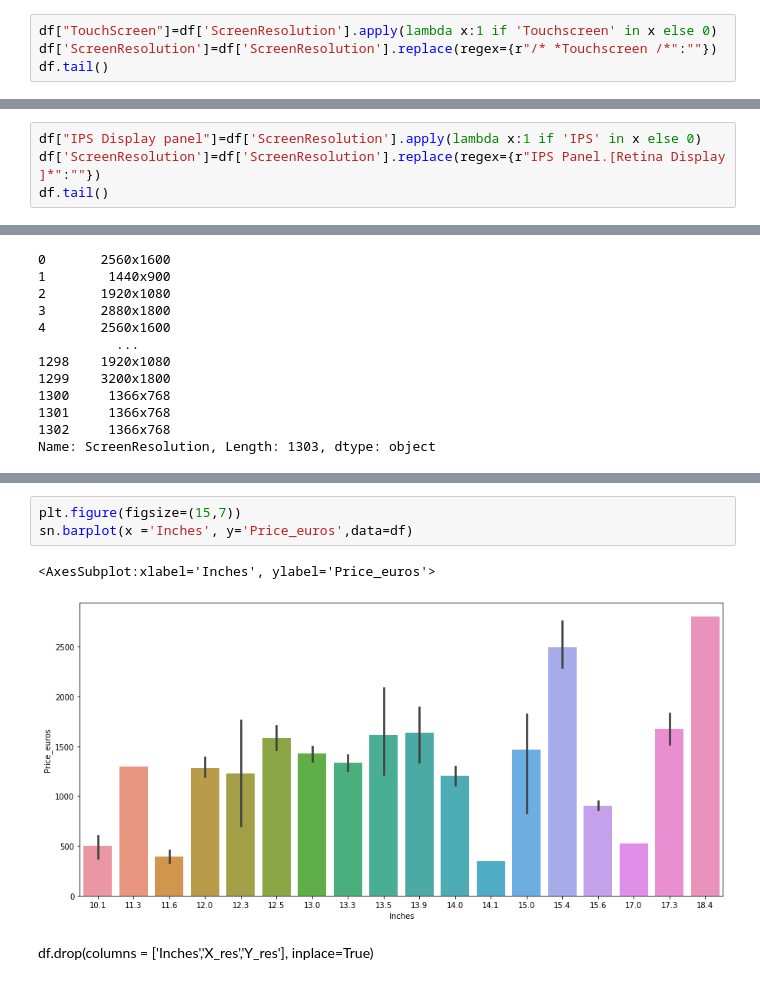
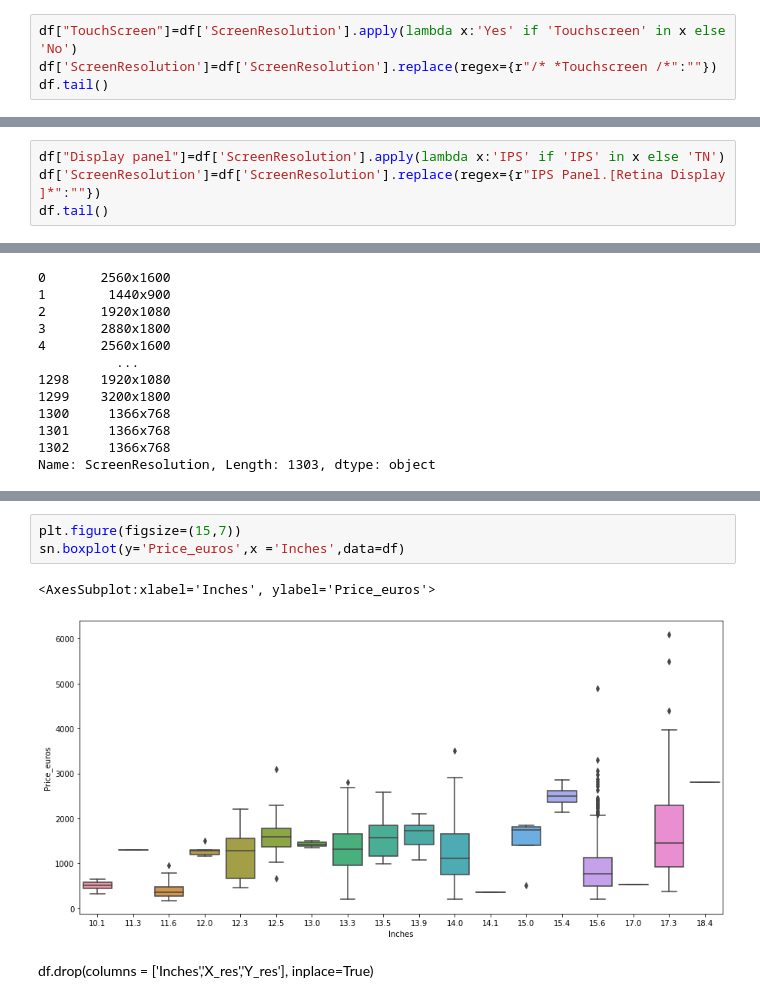
Before and after one commit to AmineMahdioui/Laptop_Price_predection, a Jupyter notebook: LPP.ipynb, the cells around one changed output, grey strips where cells are left out. Drawn from its saved outputs; the diff is of its cells as text.

```diff
--- a/LPP.ipynb
+++ b/LPP.ipynb
@@ -248,7 +246,7 @@ Why '1 and 0' and not 'Yes' and 'No'? because we will give this data to an algor
 # %% [markdown]
 ##### Starting with _TouchScreen_:
 # %%
-df["TouchScreen"]=df['ScreenResolution'].apply(lambda x:1 if 'Touchscreen' in x else 0)
+df["TouchScreen"]=df['ScreenResolution'].apply(lambda x:'Yes' if 'Touchscreen' in x else 'No')
 df['ScreenResolution']=df['ScreenResolution'].replace(regex={r"/* *Touchscreen /*":""})
 df.tail()
 # %% [output]
@@ -302,7 +300,7 @@ We could say that Touchscreen are mostly a luxury for laptop users
 # %% [markdown]
 For the display panel we will asign 1 to observations with IPS panles and 0 to TN panels we can flip them it doesn't matter.
 # %%
-df["IPS Display panel"]=df['ScreenResolution'].apply(lambda x:1 if 'IPS' in x else 0)
+df["Display panel"]=df['ScreenResolution'].apply(lambda x:'IPS' if 'IPS' in x else 'TN')
 df['ScreenResolution']=df['ScreenResolution'].replace(regex={r"IPS Panel.[Retina Display ]*":""})
 df.tail()
 # %% [output]
@@ -473,10 +469,10 @@ dtypes: float64(4), int32(2), int64(3), object(7)
 memory usage: 152.8+ KB
 # %%
 plt.figure(figsize=(15,7))
-sn.barplot(x ='Inches', y='Price_euros',data=df)
+sn.boxplot(y='Price_euros',x ='Inches',data=df)
 # %% [output]
 <AxesSubplot:xlabel='Inches', ylabel='Price_euros'>
-[figure, old version]
+[figure, new version]
 # %% [markdown]
 df.drop(columns = ['Inches','X_res','Y_res'], inplace=True)
 # %% [markdown]
```
Also changed, not shown: parts of 68 cells of this notebook.
